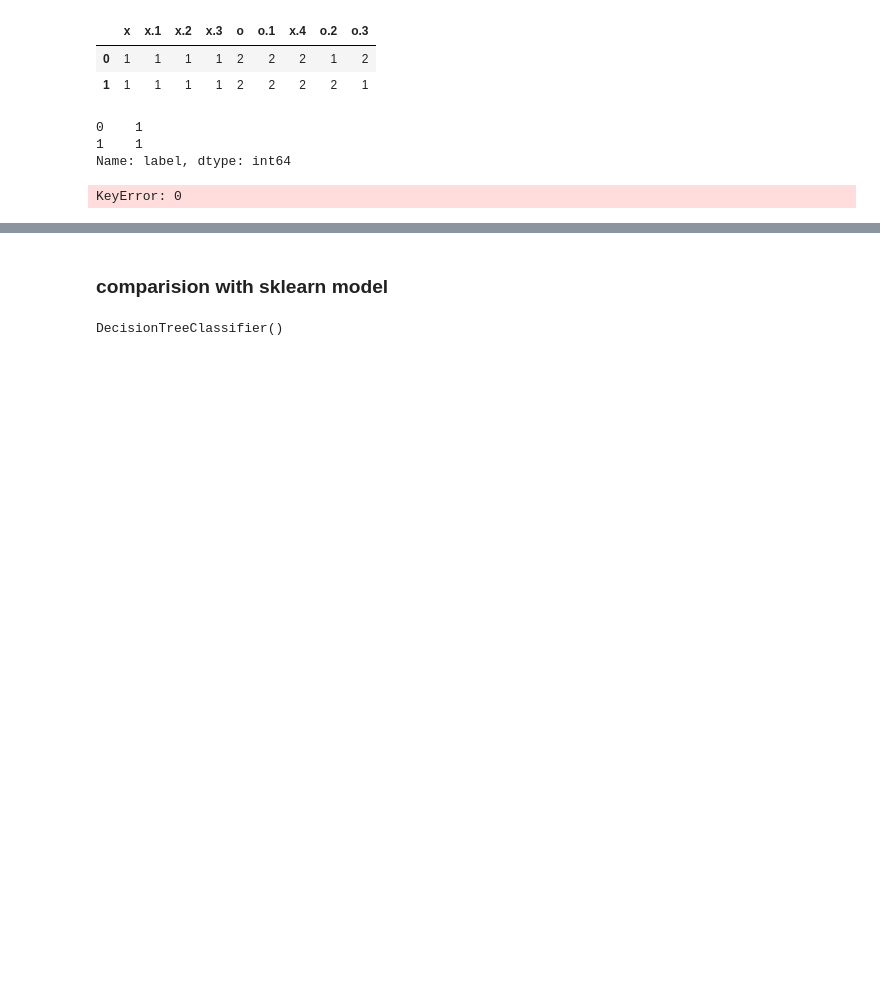
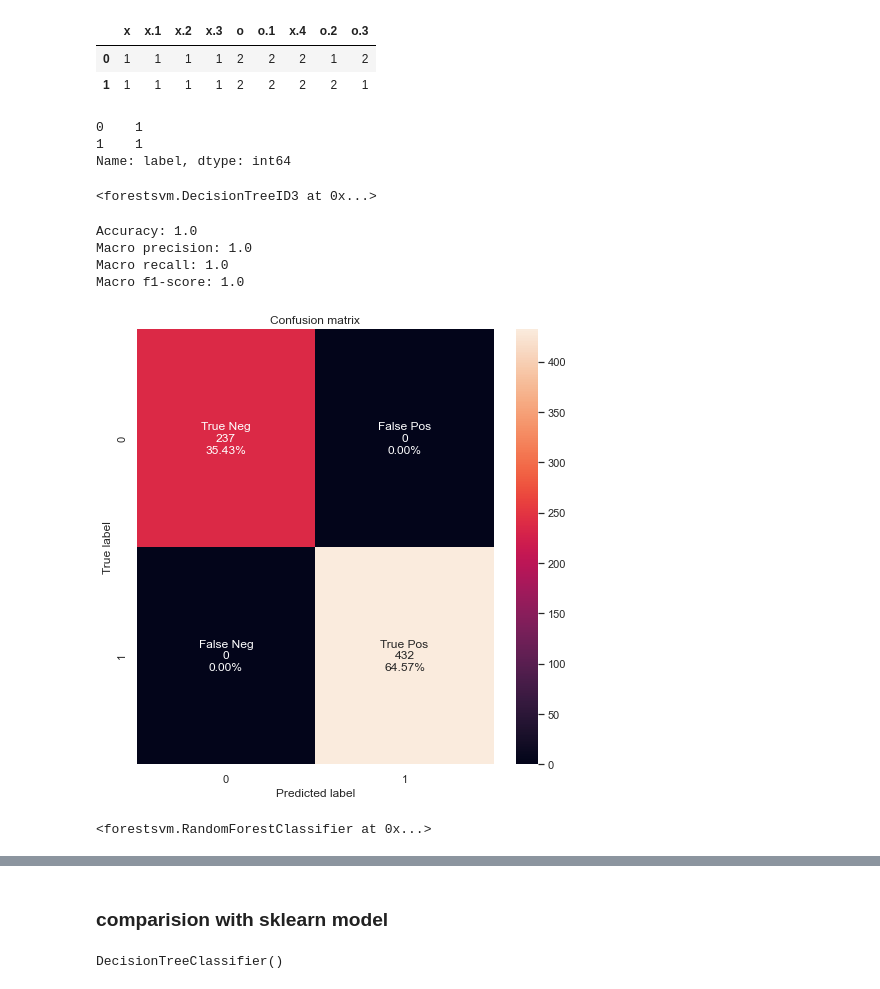
Before and after one commit to JakubSzczepanowski/ForestSVM, a Jupyter notebook: kod/experiments.ipynb, the cells around one changed output, grey strips where cells are left out. Saved outputs shown, nothing was run; the diff lists cells and outputs as text; code cells hidden in the pictures; blank space fills up the shorter version.

```diff
--- a/kod/experiments.ipynb
+++ b/kod/experiments.ipynb
@@ -683,6 +684,20 @@ Name: label, dtype: int64
 X_train, X_test, y_train, y_test = train_test_split(X, y, test_size=0.3, random_state=42)
 # %%
 tree_classifier = DecisionTreeID3()
-tree_classifier.fit(X,y)
+tree_classifier.fit(X,np.array(y))
 # %% [output]
-KeyError: 0
+<forestsvm.DecisionTreeID3 at 0x...>
+# %%
+y_train_pred = tree_classifier.predict(X_train)
+metrics(y_train, y_train_pred)
+# %% [output]
+Accuracy: 1.0
+Macro precision: 1.0
+Macro recall: 1.0
+Macro f1-score: 1.0
+[figure, added]
+# %%
+forest = RFC(rand_features=False)
+forest.fit(X, np.array(y))
+# %% [output]
+<forestsvm.RandomForestClassifier at 0x...>
```
Also changed, not shown: parts of 12 cells of this notebook, 2 other files.
